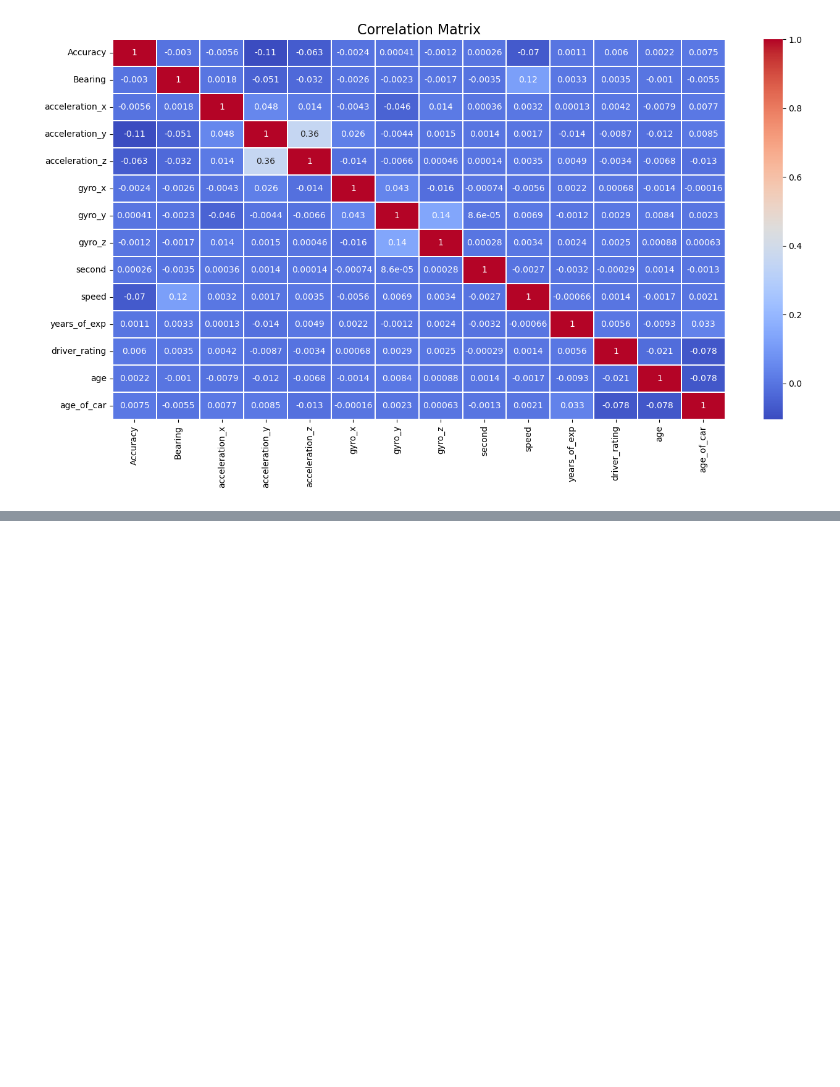
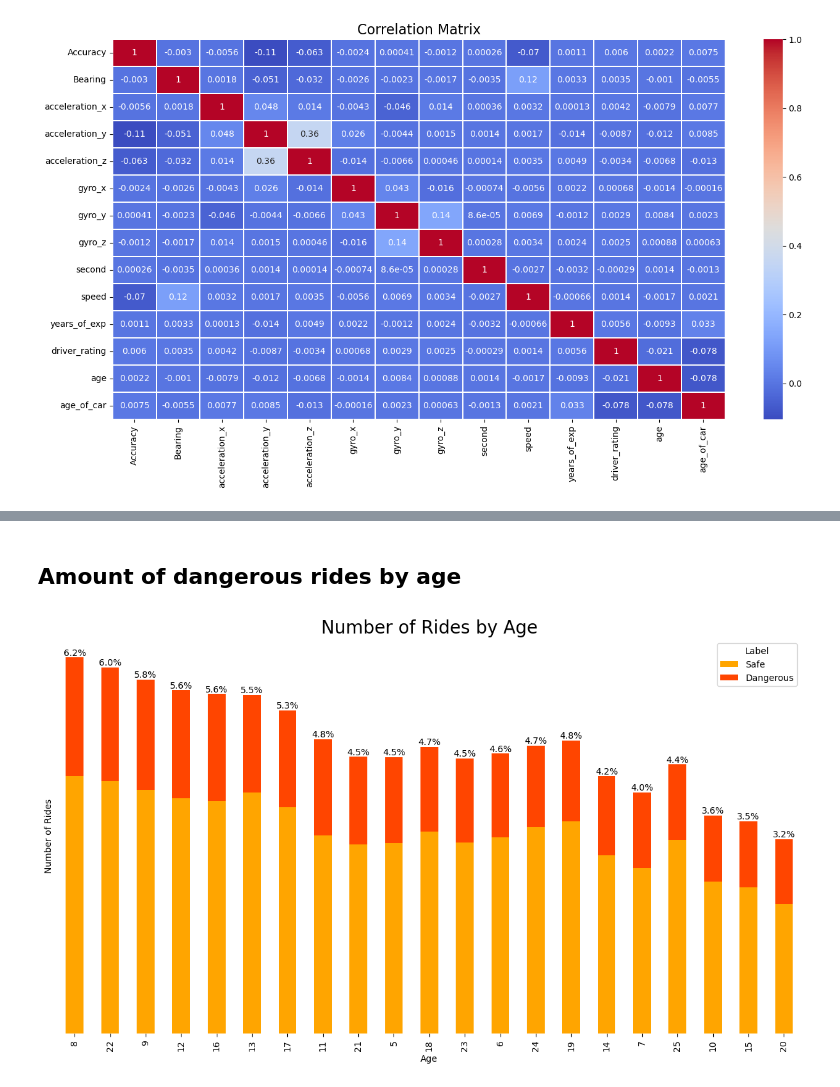
Before and after one commit to errnasty/Cab-Data-Analysis, a Jupyter notebook: EDA.ipynb, the cells around one changed output, grey strips where cells are left out. Saved outputs shown, nothing was run; the diff lists cells and outputs as text; code cells hidden in the pictures; blank space fills up the shorter version.

```diff
--- a/EDA.ipynb
+++ b/EDA.ipynb
@@ -447,0 +464,28 @@ plt.show()
+# %% [markdown]
+## Amount of dangerous rides by age
+# %%
+rides_by_age = df_new.groupby(['years_of_exp', 'label'])['label'].count().unstack().fillna(0)
+rides_by_age = rides_by_age.sort_values(1, ascending=False)
+
+total_rides = df_new['label'].count()
+rides_percentage = rides_by_age.sum(axis=1) / total_rides * 100
+
+fig, ax = plt.subplots(figsize=(15, 8))
+bars = rides_by_age.plot(kind='bar', stacked=True, color=[palette[-1], palette[0]], ax=ax)
+
+for i, age in enumerate(rides_by_age.index):
+    percentage = rides_percentage.loc[age]
+    ax.text(i, rides_by_age.loc[age].sum(), f'{percentage:.1f}%', ha='center', va='bottom')
+
+for spine in ax.spines.values():
+    spine.set_visible(False)
+
+ax.set_yticks([])
+
+ax.set_xlabel('Age')
+ax.set_ylabel('Number of Rides')
+ax.set_title('Number of Rides by Age', fontsize=20)
+ax.legend(title='Label', labels=['Safe', 'Dangerous'])
+plt.show()
+# %% [output]
+[figure, added]
```
Also changed, not shown: parts of 16 cells of this notebook.
